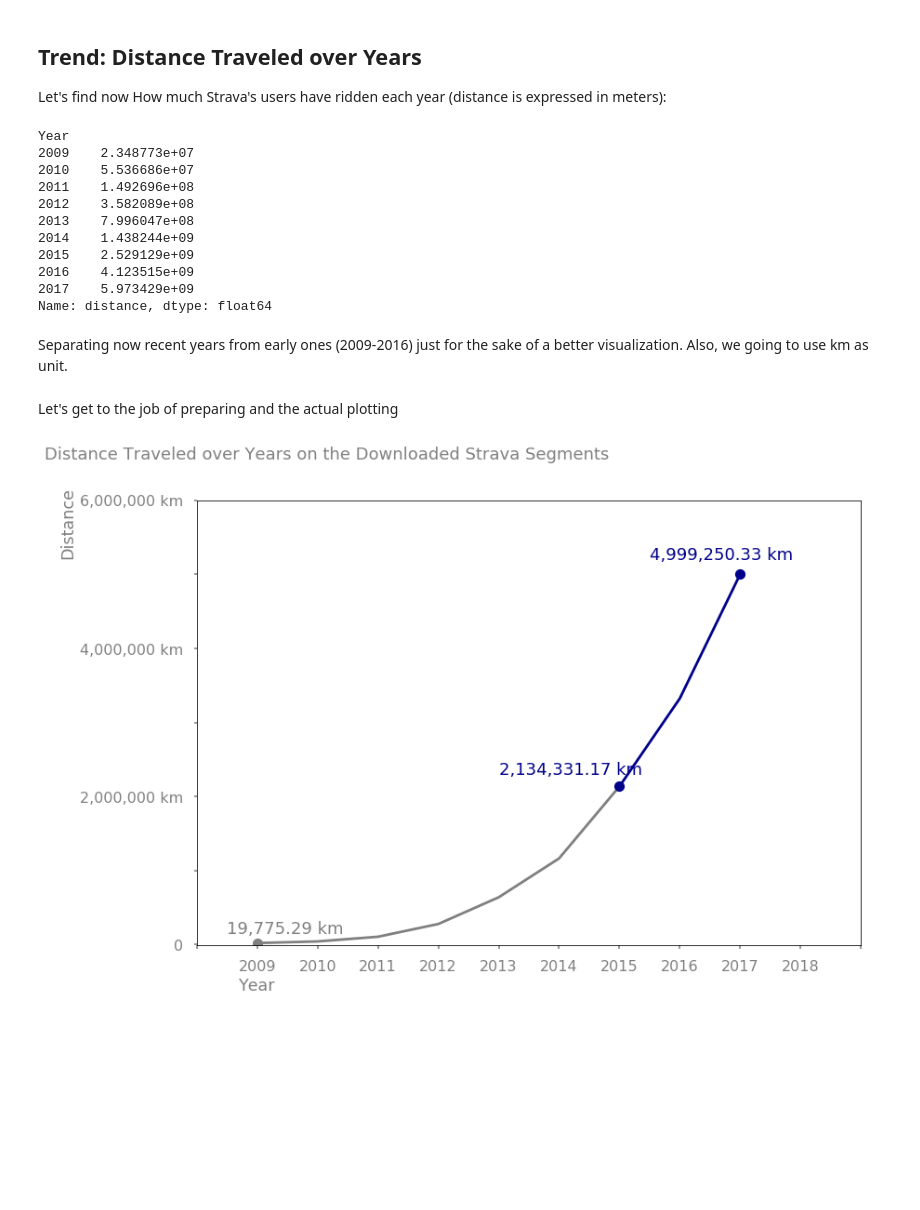
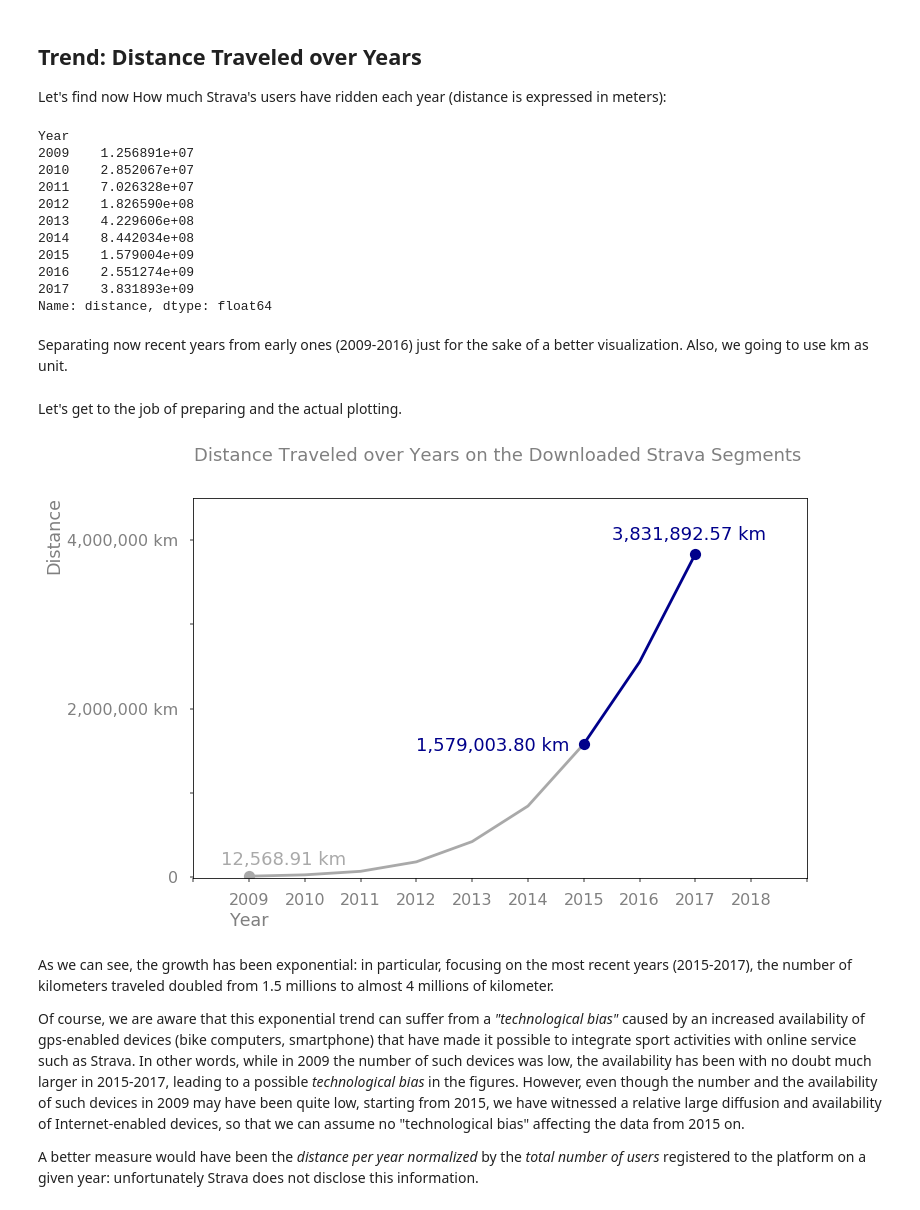
Before and after one commit to mcRoot/thecyclingfeast, a Jupyter notebook: data_analysis/Strava_Preliminary_Data_Analysis.ipynb, the cells around one changed output. Cells and saved outputs as stored; diff of their text form; code cells hidden in the pictures; blank space fills up the shorter version.

Commit message:
Exploratory data analysis completed

```diff
--- a/data_analysis/Strava_Preliminary_Data_Analysis.ipynb
+++ b/data_analysis/Strava_Preliminary_Data_Analysis.ipynb
@@ -16,3 +7,16 @@ from datetime import datetime
+# %%
+import pandas as pd
+import matplotlib.pyplot as plt
+import matplotlib.ticker as ticker
+%matplotlib inline
+import math
+import seaborn as sns
+plt.style.use('seaborn-poster')
+import numpy as np
+from datetime import datetime
+
+import warnings
+warnings.filterwarnings('ignore')
 # %% [markdown]
 ## Data Loading and preprocessing
 # %%
@@ -31,4 +35,4 @@ counts = segments["id"].value_counts()
 # %% [output]
 False
 # %%
-activities = pd.read_csv("../dataset/activities-italy-full-preprocessed.csv")
+activities = pd.read_csv("../dataset/activities-italy-PREPROCESSED.csv")
@@ -159,15 +95,15 @@ distance_by_year = activities_filtered.groupby(["Year"])["distance"].sum()
 distance_by_year
 # %% [output]
 Year
-2009    2.348773e+07
-2010    5.536686e+07
-2011    1.492696e+08
-2012    3.582089e+08
-2013    7.996047e+08
-2014    1.438244e+09
-2015    2.529129e+09
-2016    4.123515e+09
-2017    5.973429e+09
+2009    1.256891e+07
+2010    2.852067e+07
+2011    7.026328e+07
+2012    1.826590e+08
+2013    4.229606e+08
+2014    8.442034e+08
+2015    1.579004e+09
+2016    2.551274e+09
+2017    3.831893e+09
 Name: distance, dtype: float64
 # %% [markdown]
 Separating now recent years from early ones (2009-2016) just for the sake of a better visualization. Also, we going to use km as unit.
@@ -177,38 +113,44 @@ latest_years_annot = distance_by_year.loc[[2015, 2017]] / 1000
 early_years = distance_by_year.loc[range(2009, 2016)] / 1000
 early_years_annot = distance_by_year.loc[[2009]] / 1000
 # %% [markdown]
-Let's get to the job of preparing and the actual plotting
+Let's get to the job of preparing and the actual plotting.
 # %%
 def millions_ticks(x, pos):
     'The two args are the value and tick position'
     if (x == 0):
         return "0"
     if (x % 2000000 == 0):
         return "{:6,.0f} km".format(x)
     return ""
 formatter = ticker.FuncFormatter(millions_ticks)
 
-fig = plt.figure()
+fig = plt.figure(figsize=(11,7))
 ax = plt. axes()
-ax.plot(early_years.index.values, early_years.values / 1000, "-", color='gray')
-ax.plot(last_years.index.values, last_years.values / 1000, "-", color='darkblue')
-ax.plot(last_years_annot.index.values, last_years_annot.values / 1000, "o", color='darkblue')
-ax.plot(early_years_annot.index.values, early_years_annot.values / 1000, "o", color='gray')
-ax.text(2008.5, 150000, "{:2,.2f} km".format(distance_by_year.loc[[2009]].values[0] / 1000), fontsize=18, color="gray")
-ax.text(2013, 2300000, "{:6,.2f} km".format(distance_by_year.loc[[2015]].values[0] / 1000), fontsize=18, color="darkblue")
-ax.text(2015.5, 5200000, "{:6,.2f} km".format(distance_by_year.loc[[2017]].values[0] / 1000), fontsize=18, color="darkblue")
+ax.plot(early_years.index.values, early_years.values, "-", color='darkgray')
+ax.plot(latest_years.index.values, latest_years.values, "-", color='darkblue')
+ax.plot(latest_years_annot.index.values, latest_years_annot.values, "o", color='darkblue')
+ax.plot(early_years_annot.index.values, early_years_annot.values, "o", color='darkgray')
+
+ax.text(2008.5, 150000, "{:2,.2f} km".format(distance_by_year.loc[[2009]].values[0] / 1000), fontsize=18, color="darkgray")
+ax.text(2012, 1500000, "{:6,.2f} km".format(distance_by_year.loc[[2015]].values[0] / 1000), fontsize=18, color="darkblue")
+ax.text(2015.5, 4000000, "{:6,.2f} km".format(distance_by_year.loc[[2017]].values[0] / 1000), fontsize=18, color="darkblue")
+
 years_range = np.arange(2008, 2020)
 plt.xticks(years_range, ("", "2009", "2010", "2011", "2012", "2013", "2014", "2015", "2016", "2017", "2018", ""))
+
 ax.yaxis.set_major_formatter(formatter)
-plt.ylim(-10000, 6000000)
-plt.title("Distance Traveled over Years on the Downloaded Strava Segments ", color="gray", fontsize=18, x=0.2, y=1.08)
+plt.ylim(-10000, 4500000)
+
+plt.title("Distance Traveled over Years on the Downloaded Strava Segments ", color="gray", fontsize=18, y=1.08)
 ax.set(xlabel="Year", ylabel="Distance")
+
 ax.tick_params(axis='y', colors='gray')
+ax.tick_params(axis='x', colors='gray')
+
 ax.yaxis.label.set_color('gray')
-ax.yaxis.label.set_position((0, 0.95))
+ax.yaxis.label.set_position((0, 0.9))
 ax.xaxis.label.set_position((0.09, 0))
-ax.tick_params(axis='x', colors='gray')
 ax.xaxis.label.set_color('gray')
 ax.grid(False)
 # %% [output]
-[figure, old version]
+[figure, new version]
@@ -219 +157,11 @@ segments_filt_y = segments_years_fitered.index.values
+# %% [markdown]
+As we can see, the growth has been exponential: in particular, focusing on the most recent years (2015-2017), the number of kilometers traveled
+doubled from  1.5 millions to almost 4 millions of kilometer.
+
+Of course, we are aware that this exponential trend can suffer from a *"technological bias"* caused by an increased availability of gps-enabled devices (bike computers, smartphone)
+that have made it possible to integrate sport activities with online service such as Strava. In other words, while in 2009 the number of such devices was low, the availability has been with no doubt much larger in 2015-2017,
+leading to a possible *technological bias* in the figures. However, even though the number and the availability of such devices in 2009 may have been quite low,
+starting from 2015, we have witnessed a relative large diffusion and availability of Internet-enabled devices, so that we can assume no "technological bias" affecting the data from 2015 on.
+
+A better measure would have been the *distance per year normalized* by the *total number of users* registered to the platform on a given year: unfortunately Strava does not disclose this information.
 # %%
```
Also changed, not shown: parts of 65 cells of this notebook, 11 other files.
